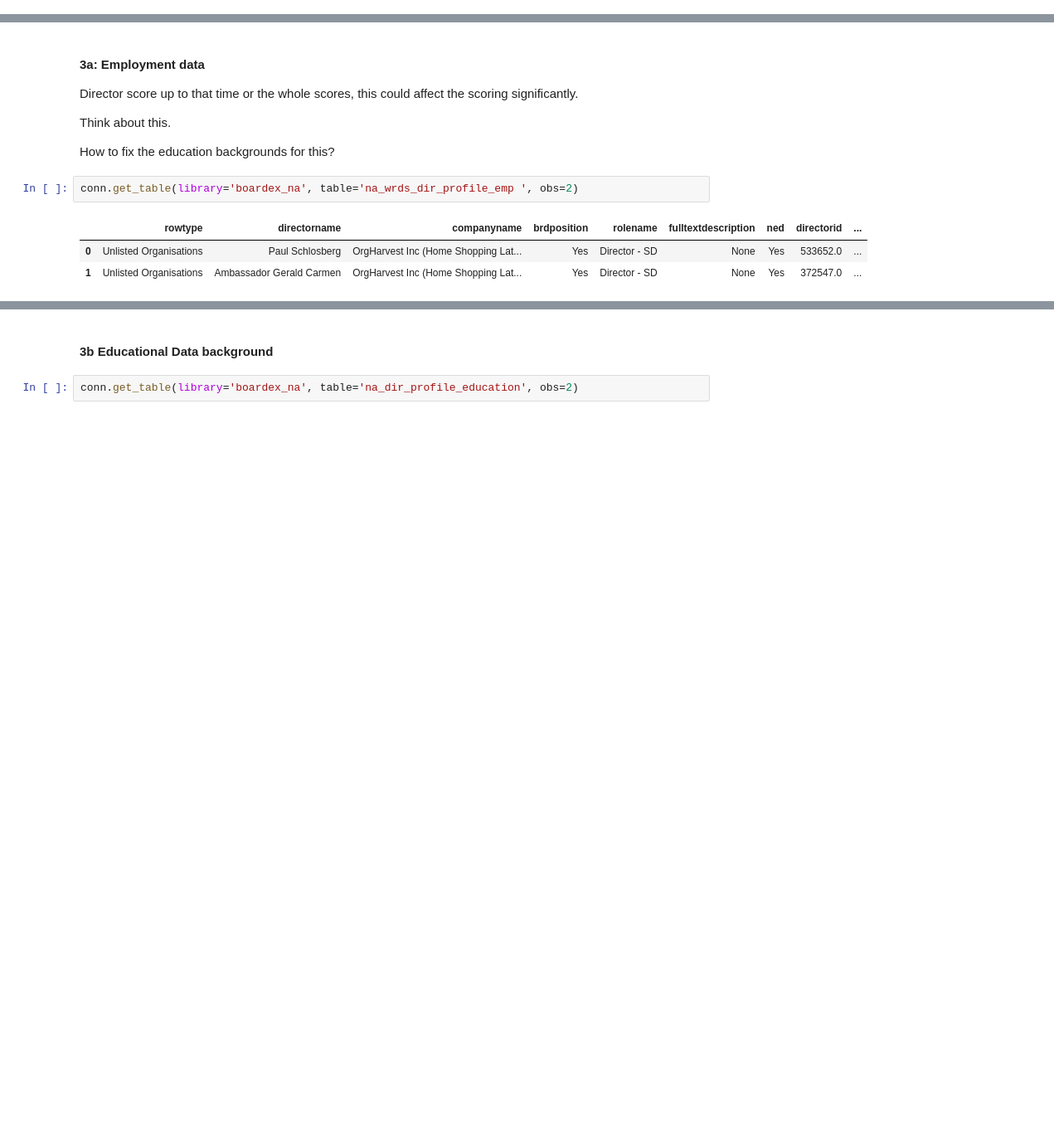
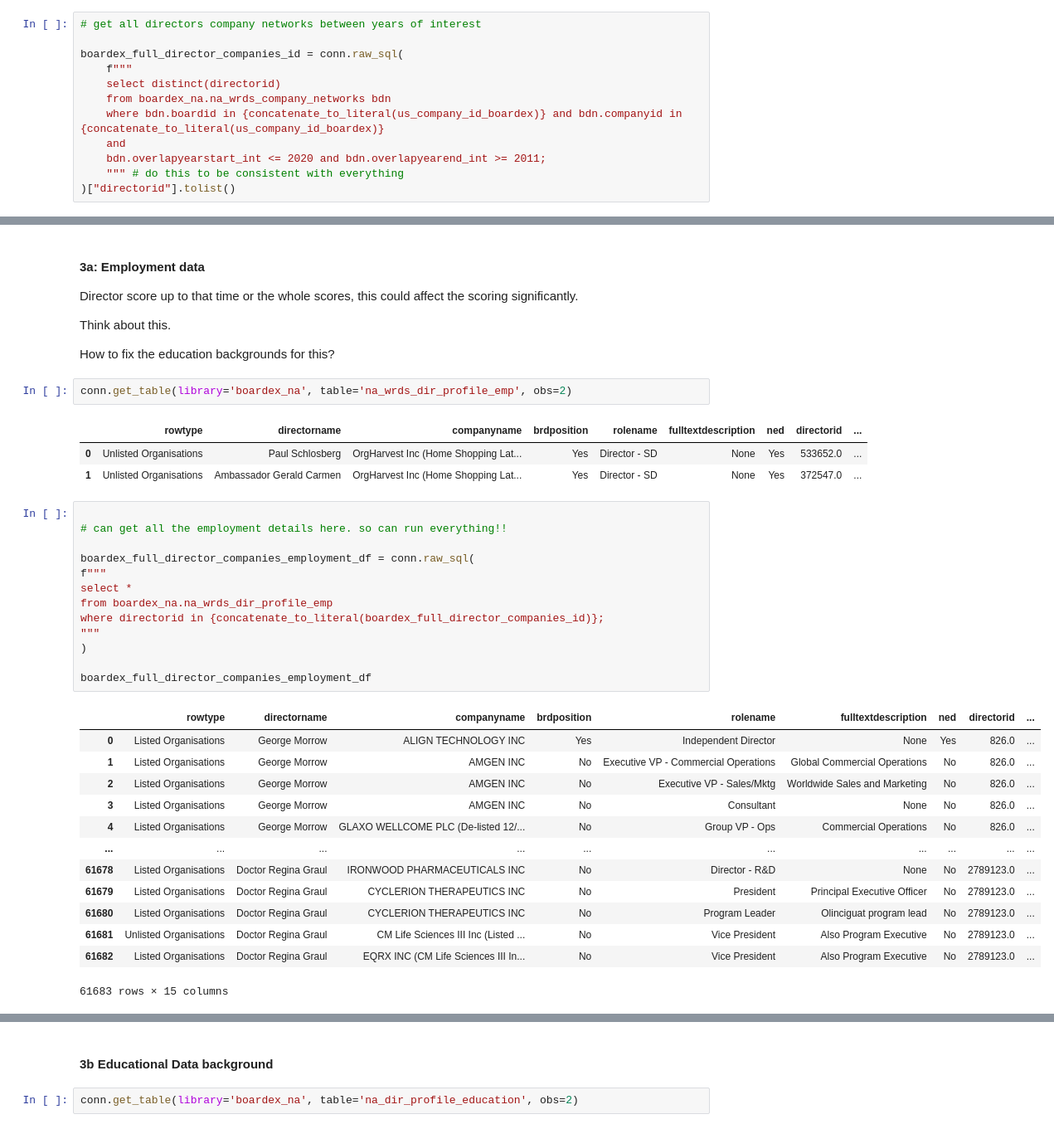
Before and after one commit to PeterHuGC/Imperial_Dissertation_Research, a Jupyter notebook: 6.Dissertation_Full_EDA/2.Full_Data_Query_Approach.ipynb, the cells around one changed output, grey strips where cells are left out. Shown at 83% size. Saved outputs shown, nothing was run; the diff lists cells and outputs as text; blank space fills up the shorter version.

Commit message:
Got the full data plan for data loading

```diff
--- a/6.Dissertation_Full_EDA/2.Full_Data_Query_Approach.ipynb
+++ b/6.Dissertation_Full_EDA/2.Full_Data_Query_Approach.ipynb
@@ -411,0 +450,12 @@ And then look at their backgrounds here, preferably the company to company graph
+# %%
+# get all directors company networks between years of interest
+
+boardex_full_director_companies_id = conn.raw_sql(
+    f"""
+    select distinct(directorid)
+    from boardex_na.na_wrds_company_networks bdn
+    where bdn.boardid in {concatenate_to_literal(us_company_id_boardex)} and bdn.companyid in {concatenate_to_literal(us_company_id_boardex)}
+    and
+    bdn.overlapyearstart_int <= 2020 and bdn.overlapyearend_int >= 2011;
+    """ # do this to be consistent with everything
+)["directorid"].tolist()
@@ -418,8 +486,35 @@ Think about this.
 
 How to fix the education backgrounds for this?
 # %%
-conn.get_table(library='boardex_na', table='na_wrds_dir_profile_emp ', obs=2)
+conn.get_table(library='boardex_na', table='na_wrds_dir_profile_emp', obs=2)
 # %% [output]
 |  | rowtype | directorname | companyname | brdposition | rolename | fulltextdescription | ned | directorid | ... |
 | 0 | Unlisted Organisations | Paul Schlosberg | OrgHarvest Inc (Home Shopping Lat... | Yes | Director - SD | None | Yes | 533652.0 | ... |
 | 1 | Unlisted Organisations | Ambassador Gerald Carmen | OrgHarvest Inc (Home Shopping Lat... | Yes | Director - SD | None | Yes | 372547.0 | ... |
+# %%
+
+# can get all the employment details here. so can run everything!!
+
+boardex_full_director_companies_employment_df = conn.raw_sql(
+f"""
+select *
+from boardex_na.na_wrds_dir_profile_emp
+where directorid in {concatenate_to_literal(boardex_full_director_companies_id)};
+"""
+)
+
+boardex_full_director_companies_employment_df
+# %% [output]
+|  | rowtype | directorname | companyname | brdposition | rolename | fulltextdescription | ned | directorid | ... |
+| 0 | Listed Organisations | George Morrow | ALIGN TECHNOLOGY INC | Yes | Independent Director | None | Yes | 826.0 | ... |
+| 1 | Listed Organisations | George Morrow | AMGEN INC | No | Executive VP - Commercial Operations | Global Commercial Operations | No | 826.0 | ... |
+| 2 | Listed Organisations | George Morrow | AMGEN INC | No | Executive VP - Sales/Mktg | Worldwide Sales and Marketing | No | 826.0 | ... |
+| 3 | Listed Organisations | George Morrow | AMGEN INC | No | Consultant | None | No | 826.0 | ... |
+| 4 | Listed Organisations | George Morrow | GLAXO WELLCOME PLC (De-listed 12/... | No | Group VP - Ops | Commercial Operations | No | 826.0 | ... |
+| ... | ... | ... | ... | ... | ... | ... | ... | ... | ... |
+| 61678 | Listed Organisations | Doctor Regina Graul | IRONWOOD PHARMACEUTICALS INC | No | Director - R&D | None | No | 2789123.0 | ... |
+| 61679 | Listed Organisations | Doctor Regina Graul | CYCLERION THERAPEUTICS INC | No | President | Principal Executive Officer | No | 2789123.0 | ... |
+| 61680 | Listed Organisations | Doctor Regina Graul | CYCLERION THERAPEUTICS INC | No | Program Leader | Olinciguat program lead | No | 2789123.0 | ... |
+| 61681 | Unlisted Organisations | Doctor Regina Graul | CM Life Sciences III Inc (Listed ... | No | Vice President | Also Program Executive | No | 2789123.0 | ... |
+| 61682 | Listed Organisations | Doctor Regina Graul | EQRX INC (CM Life Sciences III In... | No | Vice President | Also Program Executive | No | 2789123.0 | ... |
+61683 rows × 15 columns
```
Also changed, not shown: parts of 14 cells of this notebook, 2 other files.
